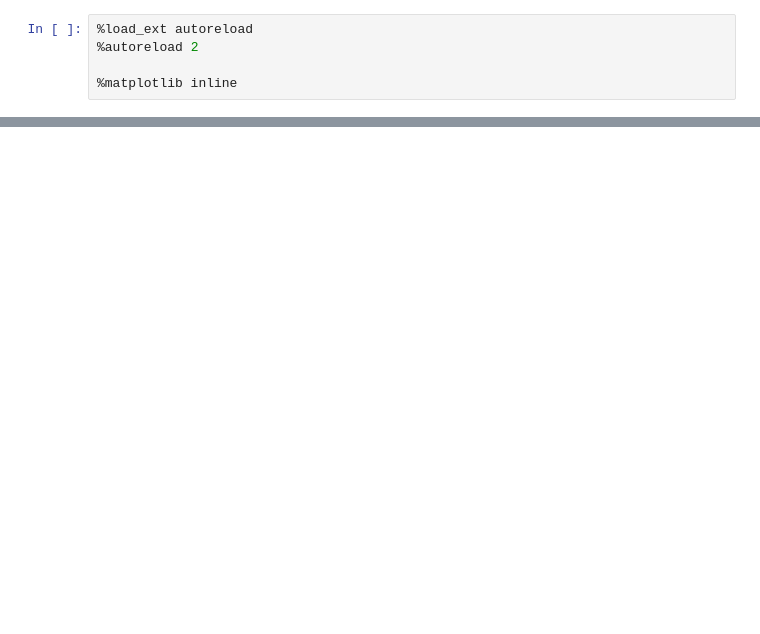
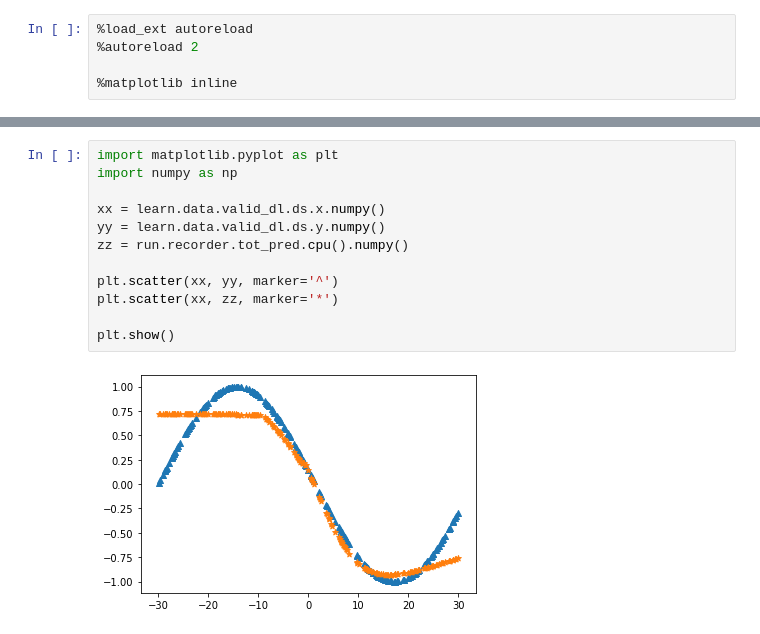
Before and after one commit to guy-amir/rwf, a Jupyter notebook: with_network.ipynb, the cells around one changed output, grey strips where cells are left out. Cells and saved outputs as stored; diff of their text form; blank space fills up the shorter version.

```diff
--- a/with_network.ipynb
+++ b/with_network.ipynb
@@ -84,0 +101,14 @@ plt.show()
+# %%
+import matplotlib.pyplot as plt
+import numpy as np
+
+xx = learn.data.valid_dl.ds.x.numpy()
+yy = learn.data.valid_dl.ds.y.numpy()
+zz = run.recorder.tot_pred.cpu().numpy()
+
+plt.scatter(xx, yy, marker='^')
+plt.scatter(xx, zz, marker='*')
+
+plt.show()
+# %% [output]
+[figure, added]
```
Also changed, not shown: parts of 6 cells of this notebook, 9 other files.
